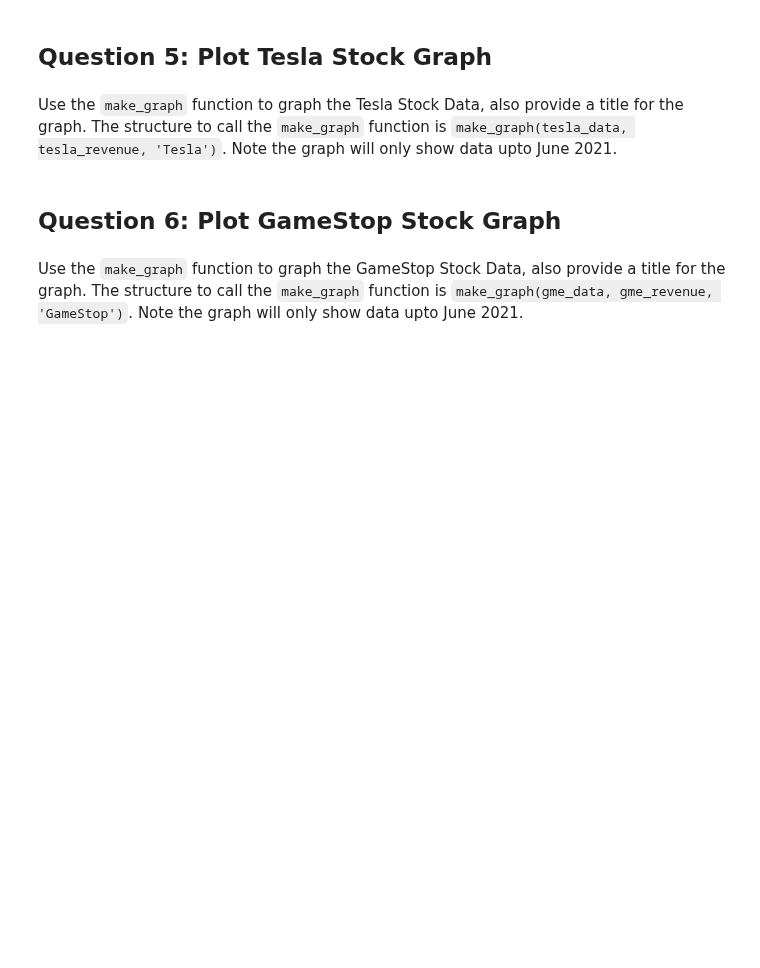
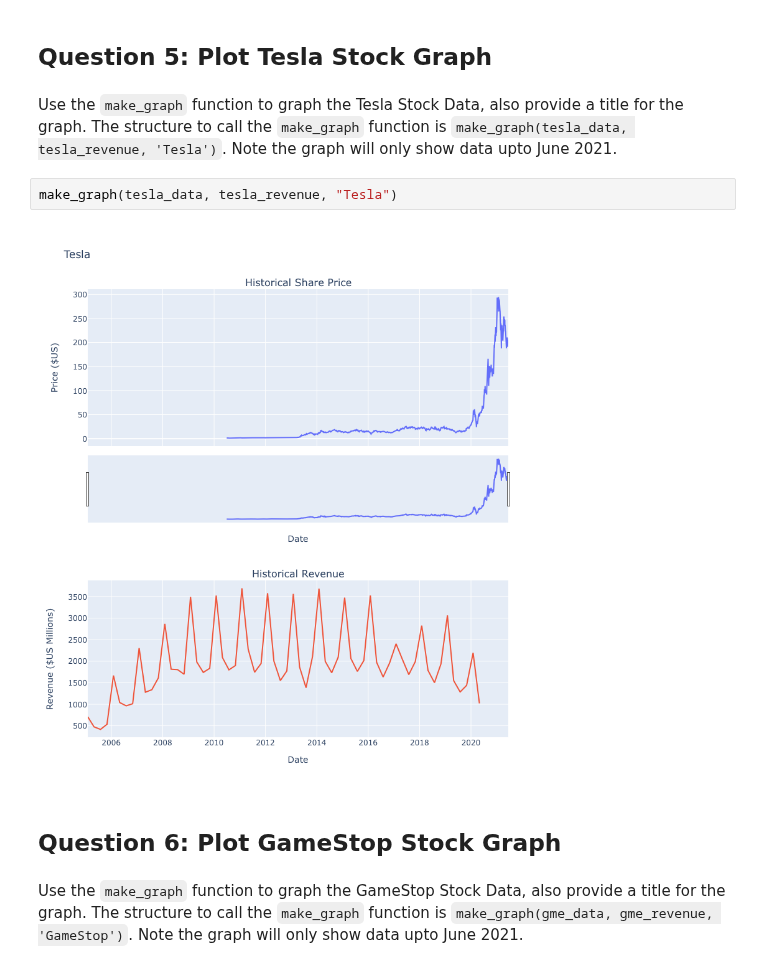
Before and after one commit to harith-alsafi/Ibm-data-science, a Jupyter notebook: PY0220EN/Final Assignment.ipynb, the cells around one changed output. Cells and saved outputs as stored; diff of their text form; blank space fills up the shorter version.

```diff
--- a/PY0220EN/Final Assignment.ipynb
+++ b/PY0220EN/Final Assignment.ipynb
@@ -192,6 +235,10 @@ Display the last five rows of the `gme_revenue` dataframe using the `tail` funct
 ## Question 5: Plot Tesla Stock Graph
 # %% [markdown]
 Use the `make_graph` function to graph the Tesla Stock Data, also provide a title for the graph. The structure to call the `make_graph` function is `make_graph(tesla_data, tesla_revenue, 'Tesla')`. Note the graph will only show data upto June 2021.
+# %%
+make_graph(tesla_data, tesla_revenue, "Tesla")
+# %% [output]
+[figure, added]
 # %% [markdown]
 ## Question 6: Plot GameStop Stock Graph
 # %% [markdown]
```
Also changed, not shown: parts of 11 cells of this notebook.
